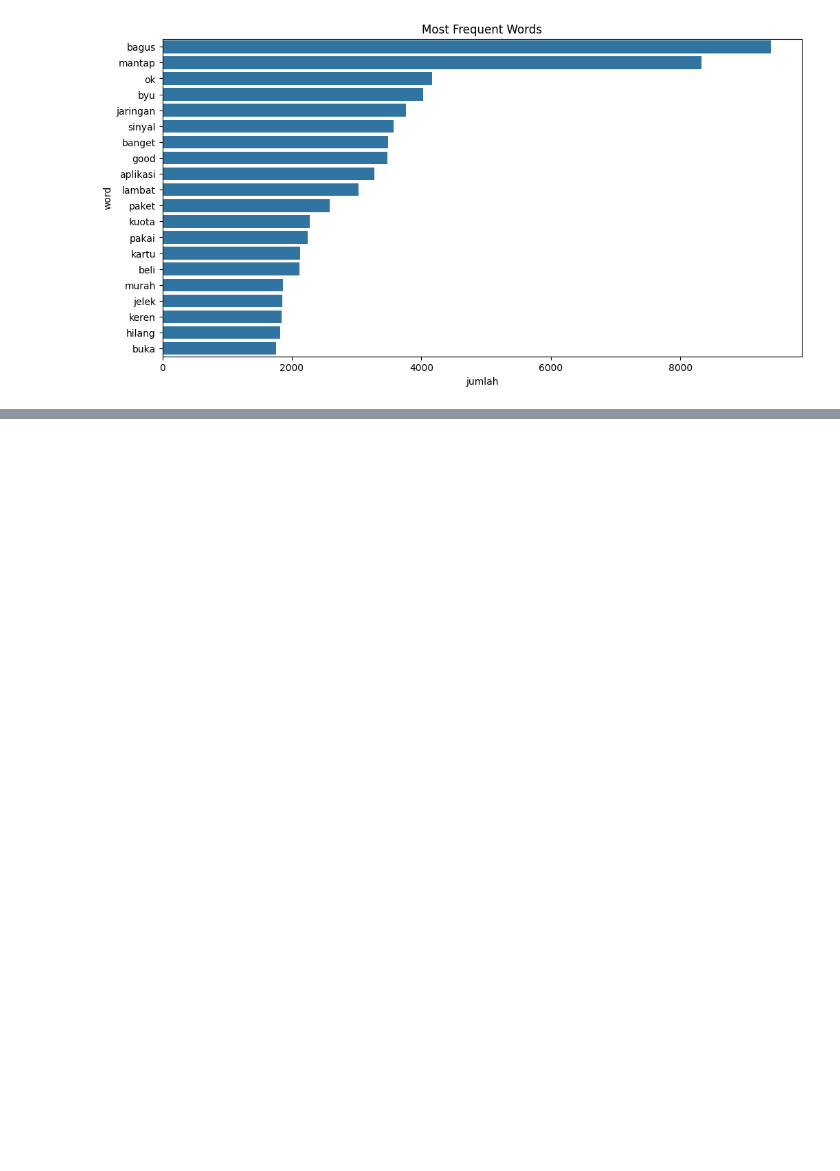
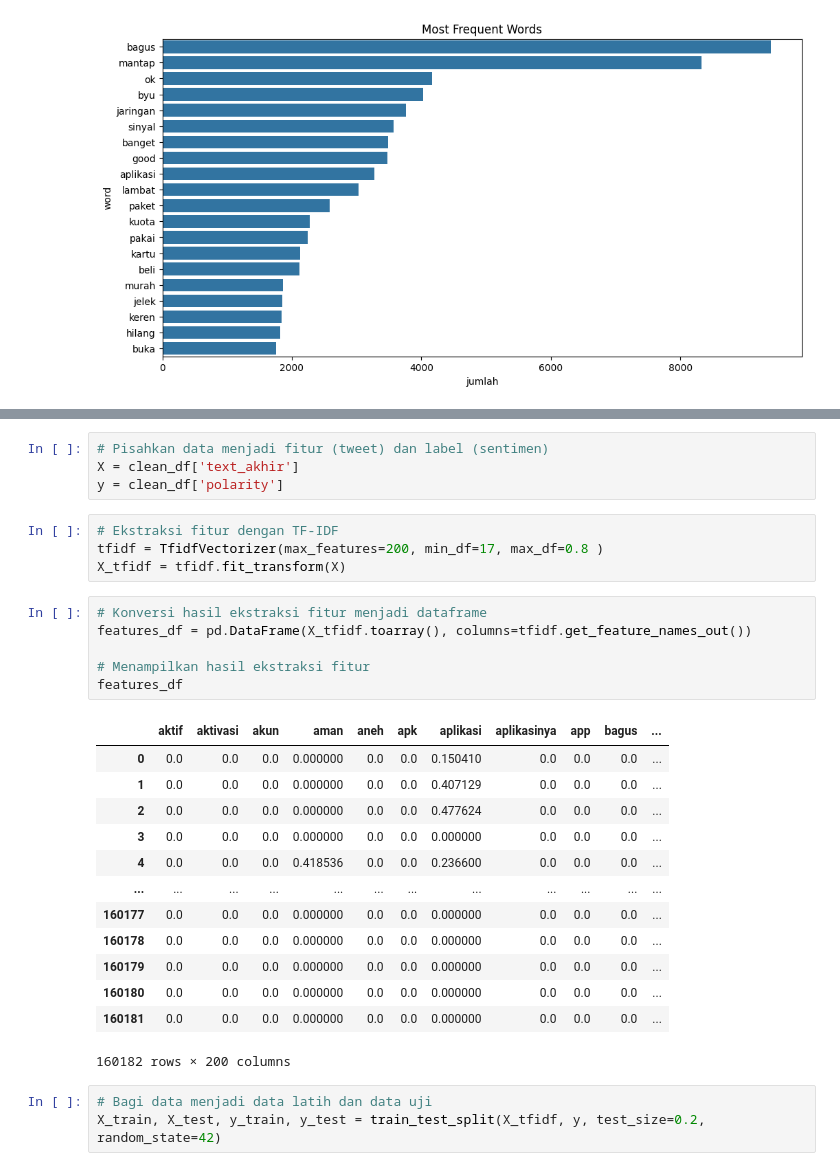
Before and after one commit to Devaaldo/by.u-sentiment-analysis, a Jupyter notebook: bayu_sentimen_analysis.ipynb, the cells around one changed output, grey strips where cells are left out. Drawn from its saved outputs; the diff is of its cells as text; blank space fills up the shorter version.

```diff
--- a/bayu_sentimen_analysis.ipynb
+++ b/bayu_sentimen_analysis.ipynb
@@ -607,0 +622,31 @@ plt.show()
+# %%
+# Pisahkan data menjadi fitur (tweet) dan label (sentimen)
+X = clean_df['text_akhir']
+y = clean_df['polarity']
+# %%
+# Ekstraksi fitur dengan TF-IDF
+tfidf = TfidfVectorizer(max_features=200, min_df=17, max_df=0.8 )
+X_tfidf = tfidf.fit_transform(X)
+# %%
+# Konversi hasil ekstraksi fitur menjadi dataframe
+features_df = pd.DataFrame(X_tfidf.toarray(), columns=tfidf.get_feature_names_out())
+
+# Menampilkan hasil ekstraksi fitur
+features_df
+# %% [output]
+|  | aktif | aktivasi | akun | aman | aneh | apk | aplikasi | aplikasinya | app | bagus | ... |
+| 0 | 0.0 | 0.0 | 0.0 | 0.000000 | 0.0 | 0.0 | 0.150410 | 0.0 | 0.0 | 0.0 | ... |
+| 1 | 0.0 | 0.0 | 0.0 | 0.000000 | 0.0 | 0.0 | 0.407129 | 0.0 | 0.0 | 0.0 | ... |
+| 2 | 0.0 | 0.0 | 0.0 | 0.000000 | 0.0 | 0.0 | 0.477624 | 0.0 | 0.0 | 0.0 | ... |
+| 3 | 0.0 | 0.0 | 0.0 | 0.000000 | 0.0 | 0.0 | 0.000000 | 0.0 | 0.0 | 0.0 | ... |
+| 4 | 0.0 | 0.0 | 0.0 | 0.418536 | 0.0 | 0.0 | 0.236600 | 0.0 | 0.0 | 0.0 | ... |
+| ... | ... | ... | ... | ... | ... | ... | ... | ... | ... | ... | ... |
+| 160177 | 0.0 | 0.0 | 0.0 | 0.000000 | 0.0 | 0.0 | 0.000000 | 0.0 | 0.0 | 0.0 | ... |
+| 160178 | 0.0 | 0.0 | 0.0 | 0.000000 | 0.0 | 0.0 | 0.000000 | 0.0 | 0.0 | 0.0 | ... |
+| 160179 | 0.0 | 0.0 | 0.0 | 0.000000 | 0.0 | 0.0 | 0.000000 | 0.0 | 0.0 | 0.0 | ... |
+| 160180 | 0.0 | 0.0 | 0.0 | 0.000000 | 0.0 | 0.0 | 0.000000 | 0.0 | 0.0 | 0.0 | ... |
+| 160181 | 0.0 | 0.0 | 0.0 | 0.000000 | 0.0 | 0.0 | 0.000000 | 0.0 | 0.0 | 0.0 | ... |
+160182 rows × 200 columns
+# %%
+# Bagi data menjadi data latih dan data uji
+X_train, X_test, y_train, y_test = train_test_split(X_tfidf, y, test_size=0.2, random_state=42)
```
Also changed, not shown: parts of 15 cells of this notebook.
